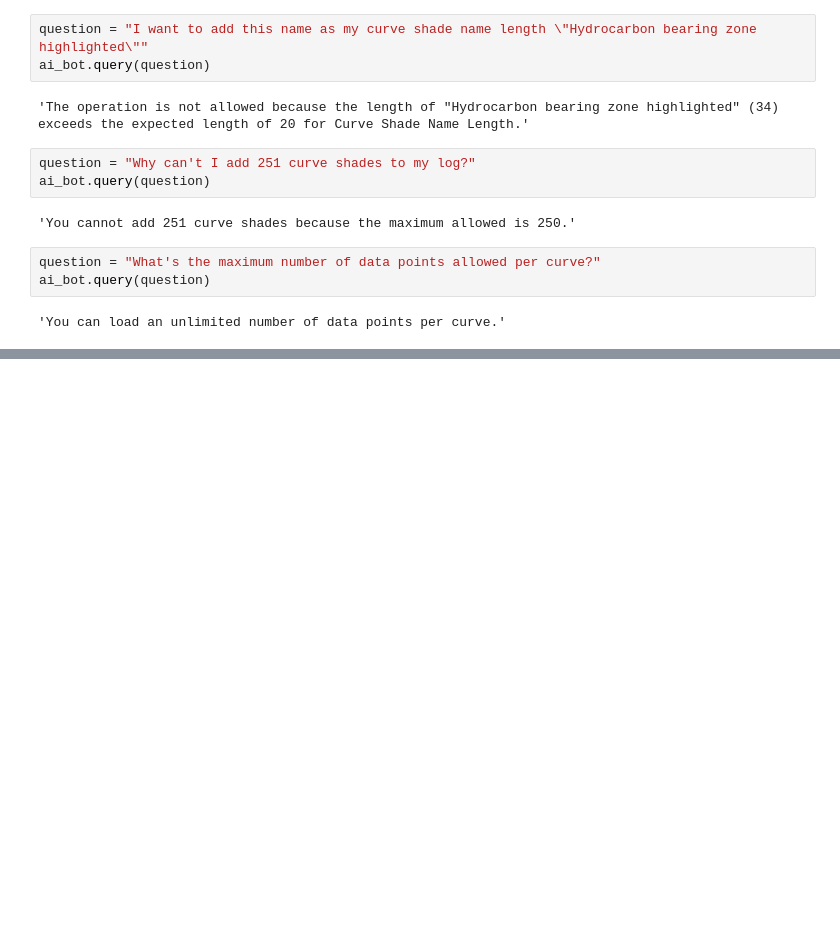
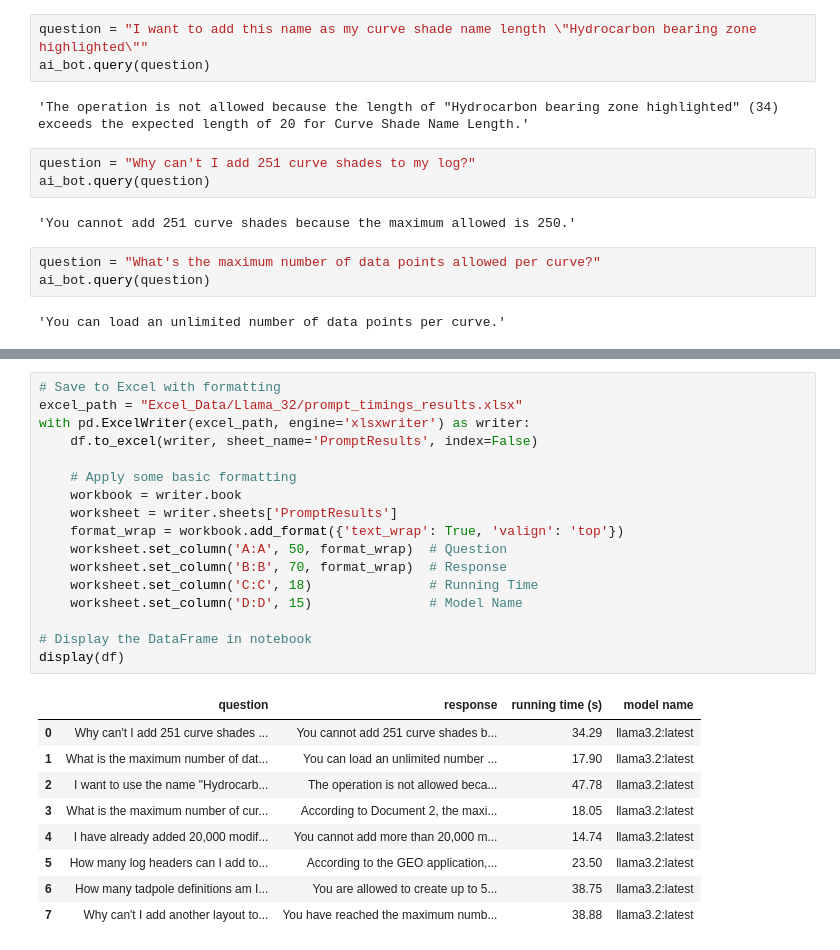
Before and after one commit to hlin-0420/Llama-Chatbot-Notebook, a Jupyter notebook: Llama_Chatbot.ipynb, the cells around one changed output, grey strips where cells are left out. Cells and saved outputs as stored; diff of their text form; blank space fills up the shorter version.

```diff
--- a/Llama_Chatbot.ipynb
+++ b/Llama_Chatbot.ipynb
@@ -565,0 +622,27 @@ ai_bot.query(question)
+# %%
+# Save to Excel with formatting
+excel_path = "Excel_Data/Llama_32/prompt_timings_results.xlsx"
+with pd.ExcelWriter(excel_path, engine='xlsxwriter') as writer:
+    df.to_excel(writer, sheet_name='PromptResults', index=False)
+
+    # Apply some basic formatting
+    workbook = writer.book
+    worksheet = writer.sheets['PromptResults']
+    format_wrap = workbook.add_format({'text_wrap': True, 'valign': 'top'})
+    worksheet.set_column('A:A', 50, format_wrap)  # Question
+    worksheet.set_column('B:B', 70, format_wrap)  # Response
+    worksheet.set_column('C:C', 18)               # Running Time
+    worksheet.set_column('D:D', 15)               # Model Name
+
+# Display the DataFrame in notebook
+display(df)
+# %% [output]
+|  | question | response | running time (s) | model name |
+| 0 | Why can't I add 251 curve shades ... | You cannot add 251 curve shades b... | 34.29 | llama3.2:latest |
+| 1 | What is the maximum number of dat... | You can load an unlimited number ... | 17.90 | llama3.2:latest |
+| 2 | I want to use the name "Hydrocarb... | The operation is not allowed beca... | 47.78 | llama3.2:latest |
+| 3 | What is the maximum number of cur... | According to Document 2, the maxi... | 18.05 | llama3.2:latest |
+| 4 | I have already added 20,000 modif... | You cannot add more than 20,000 m... | 14.74 | llama3.2:latest |
+| 5 | How many log headers can I add to... | According to the GEO application,... | 23.50 | llama3.2:latest |
+| 6 | How many tadpole definitions am I... | You are allowed to create up to 5... | 38.75 | llama3.2:latest |
+| 7 | Why can't I add another layout to... | You have reached the maximum numb... | 38.88 | llama3.2:latest |
```
Also changed, not shown: parts of 8 cells of this notebook, 5 other files.
